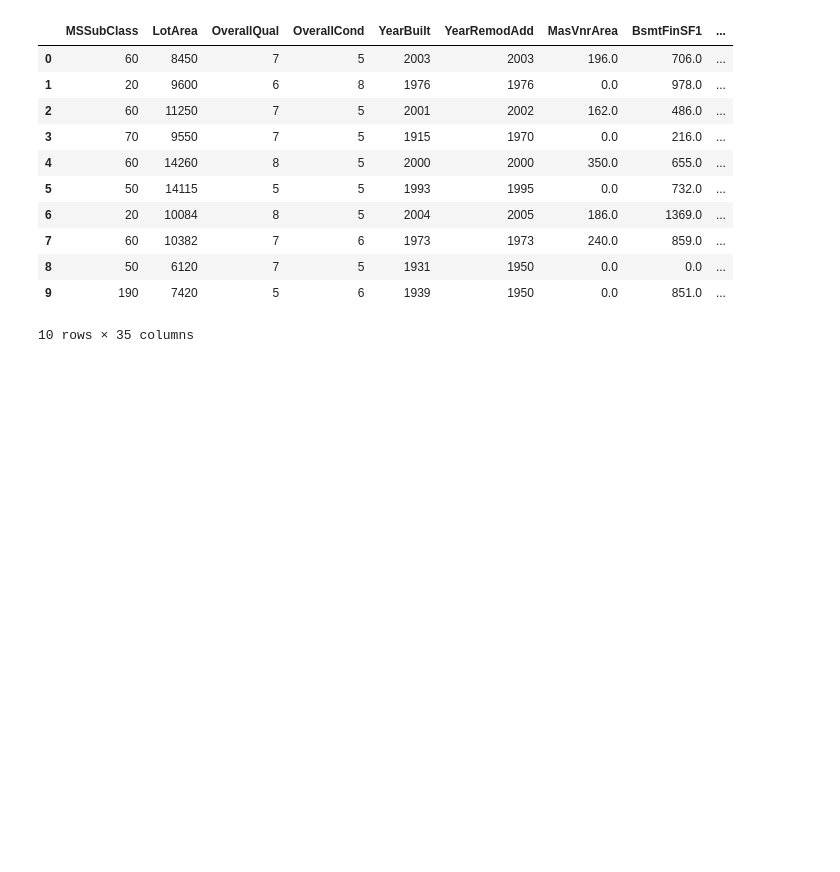
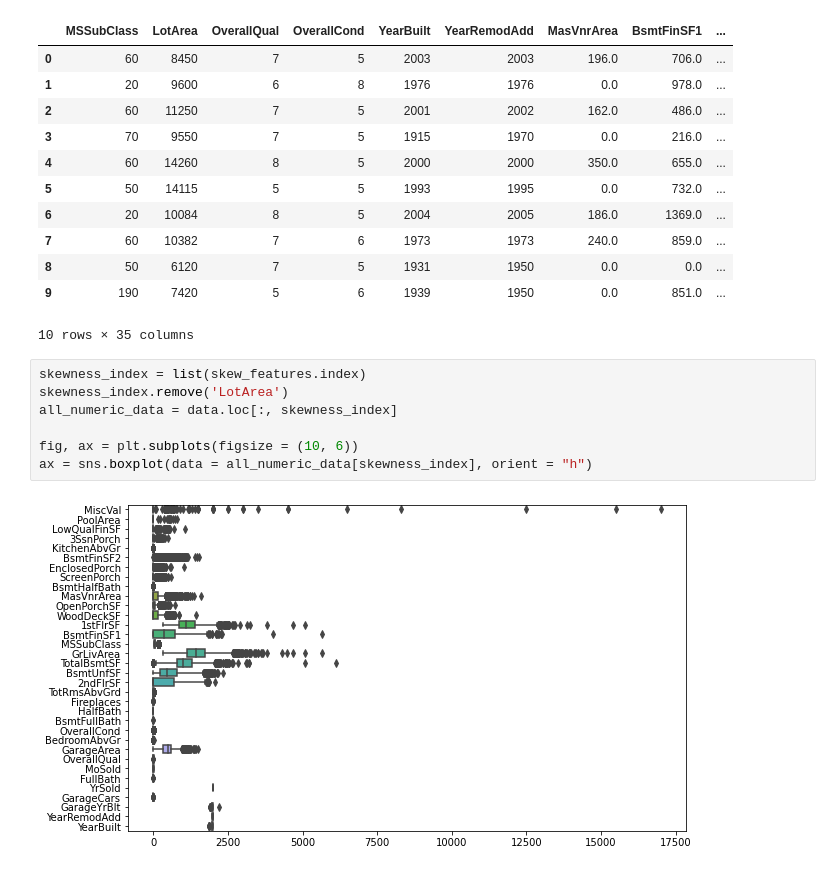
Before and after one commit to tiobi/personal_kaggle, a Jupyter notebook: house-prices/1st_sub_re.ipynb, the cells around one changed output. Saved outputs shown, nothing was run; the diff lists cells and outputs as text; blank space fills up the shorter version.

```diff
--- a/house-prices/1st_sub_re.ipynb
+++ b/house-prices/1st_sub_re.ipynb
@@ -256,6 +256,15 @@ data.select_dtypes(np.number).head(10)
 | 8 | 50 | 6120 | 7 | 5 | 1931 | 1950 | 0.0 | 0.0 | ... |
 | 9 | 190 | 7420 | 5 | 6 | 1939 | 1950 | 0.0 | 851.0 | ... |
 10 rows × 35 columns
+# %%
+skewness_index = list(skew_features.index)
+skewness_index.remove('LotArea')
+all_numeric_data = data.loc[:, skewness_index]
+
+fig, ax = plt.subplots(figsize = (10, 6))
+ax = sns.boxplot(data = all_numeric_data[skewness_index], orient = "h")
+# %% [output]
+[figure, added]
 # %%
 from scipy.special import boxcox1p
 from scipy.stats import boxcox_normmax
```
Also changed, not shown: parts of 18 cells of this notebook.
